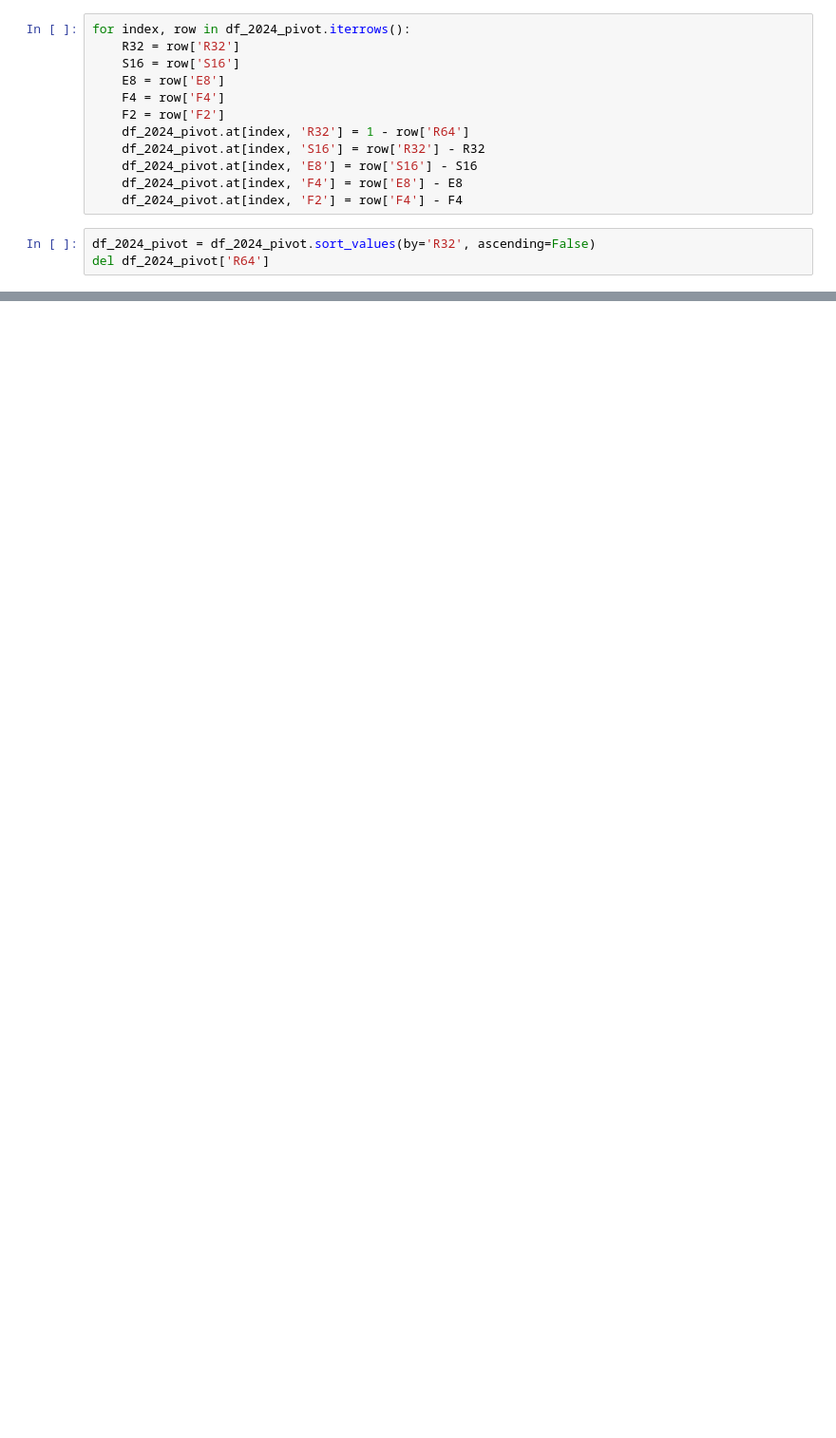
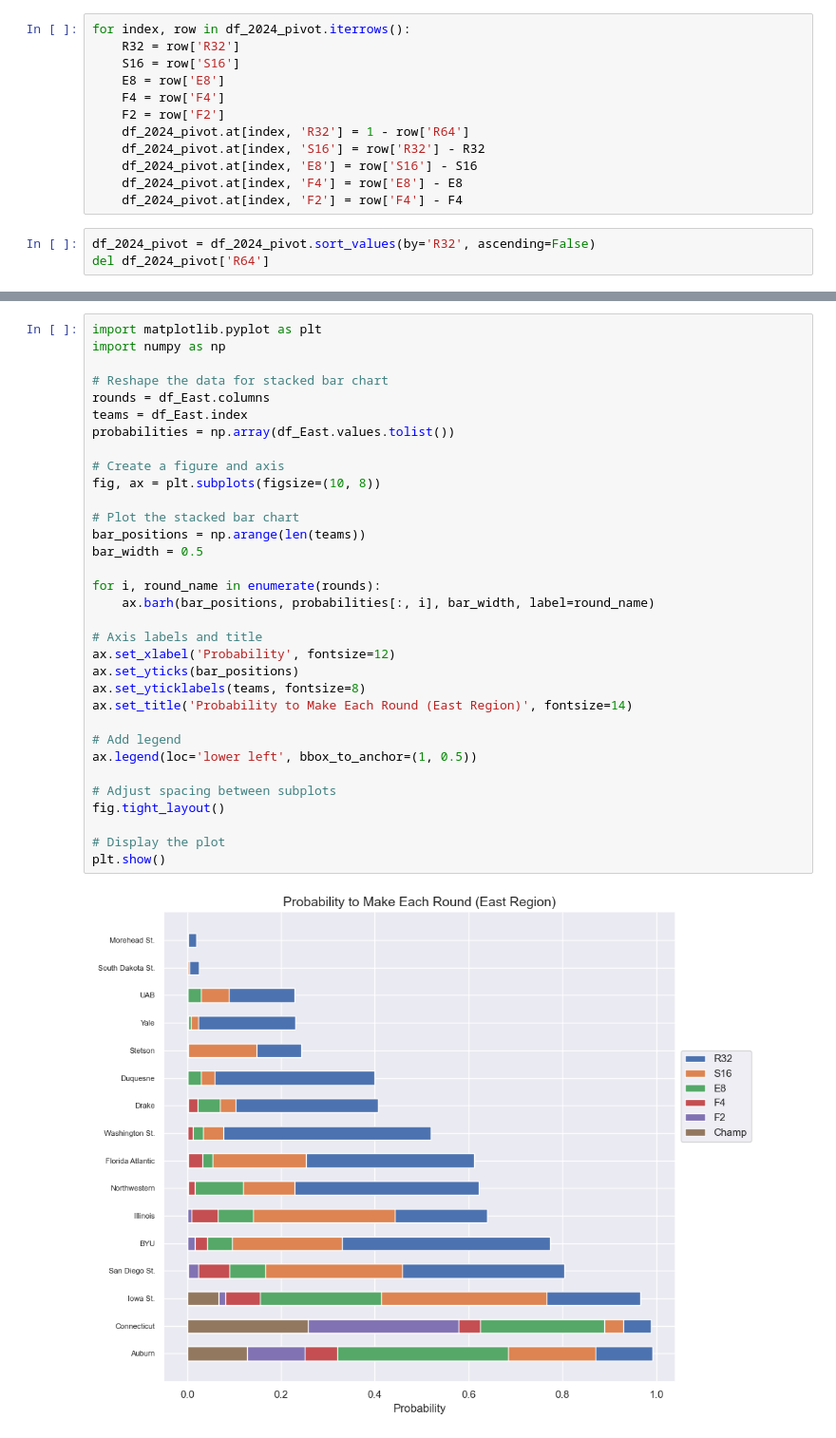
Before and after one commit to granthohol/MarchMadnessPredictions, a Jupyter notebook: notebook/2024_PREDICT.ipynb, the cells around one changed output, grey strips where cells are left out. Shown at 95% size. Saved outputs shown, nothing was run; the diff lists cells and outputs as text; blank space fills up the shorter version.

```diff
--- a/notebook/2024_PREDICT.ipynb
+++ b/notebook/2024_PREDICT.ipynb
@@ -222,0 +165,35 @@ plt.show()
+# %%
+import matplotlib.pyplot as plt
+import numpy as np
+
+# Reshape the data for stacked bar chart
+rounds = df_East.columns
+teams = df_East.index
+probabilities = np.array(df_East.values.tolist())
+
+# Create a figure and axis
+fig, ax = plt.subplots(figsize=(10, 8))
+
+# Plot the stacked bar chart
+bar_positions = np.arange(len(teams))
+bar_width = 0.5
+
+for i, round_name in enumerate(rounds):
+    ax.barh(bar_positions, probabilities[:, i], bar_width, label=round_name)
+
+# Axis labels and title
+ax.set_xlabel('Probability', fontsize=12)
+ax.set_yticks(bar_positions)
+ax.set_yticklabels(teams, fontsize=8)
+ax.set_title('Probability to Make Each Round (East Region)', fontsize=14)
+
+# Add legend
+ax.legend(loc='lower left', bbox_to_anchor=(1, 0.5))
+
+# Adjust spacing between subplots
+fig.tight_layout()
+
+# Display the plot
+plt.show()
+# %% [output]
+[figure, added]
```
Also changed, not shown: parts of 30 cells of this notebook.
